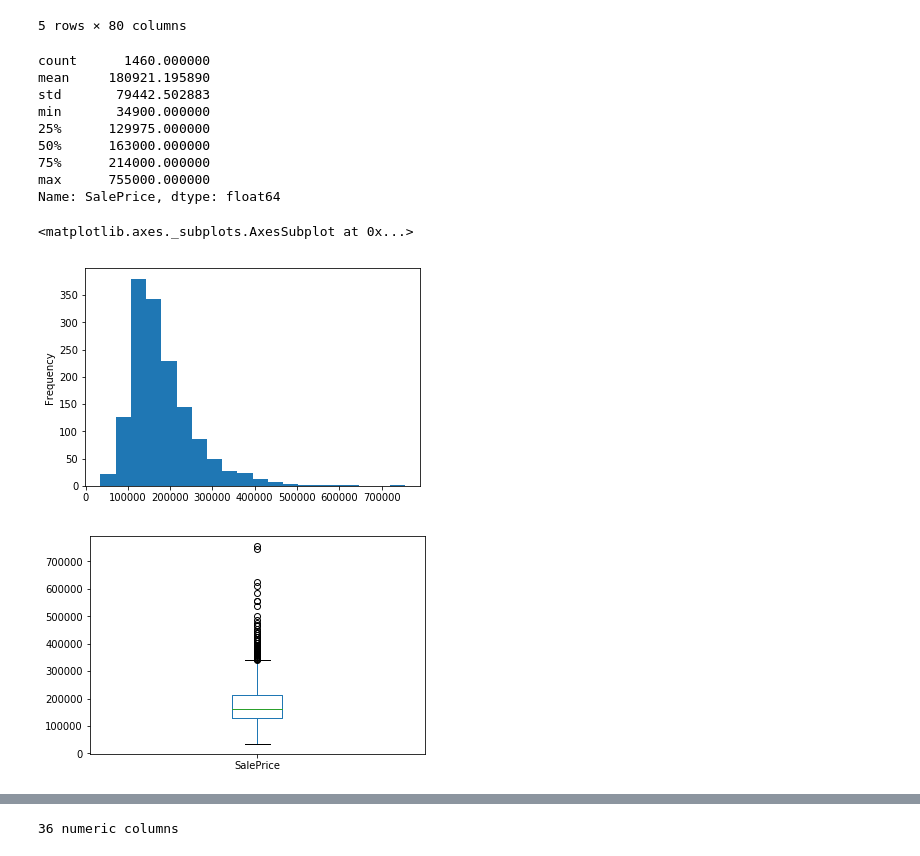
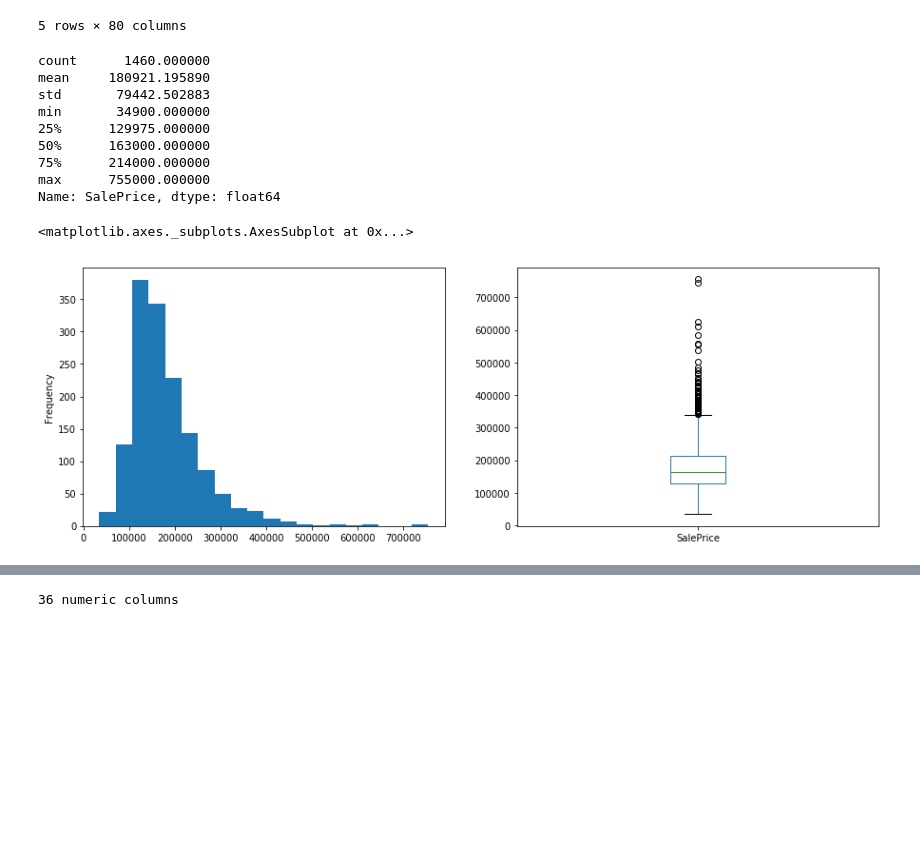
Before and after one commit to jack89roberts/kaggle-house-prices, a Jupyter notebook: house_prices_eda.ipynb, the cells around one changed output, grey strips where cells are left out. Saved outputs shown, nothing was run; the diff lists cells and outputs as text; code cells hidden in the pictures; blank space fills up the shorter version.

```diff
--- a/house_prices_eda.ipynb
+++ b/house_prices_eda.ipynb
@@ -36,24 +36,23 @@ memory usage: 1.8+ MB
 # %%
 import matplotlib.pyplot as plt
 %matplotlib inline
 
 print(df_all.SalePrice.describe())
 
-plt.figure()
-df_all.SalePrice.plot.hist(bins=20)
-
-plt.figure()
-df_all.SalePrice.plot.box()
+plt.figure(figsize=(15,5))
+ax=plt.subplot(1,2,1)
+df_all.SalePrice.plot.hist(bins=20,ax=ax)
+ax=plt.subplot(1,2,2)
+df_all.SalePrice.plot.box(ax=ax)
 # %% [output]
 count      1460.000000
 mean     180921.195890
 std       79442.502883
 min       34900.000000
 25%      129975.000000
 50%      163000.000000
 75%      214000.000000
 max      755000.000000
 Name: SalePrice, dtype: float64
 <matplotlib.axes._subplots.AxesSubplot at 0x...>
-[figure, old version]
+[figure, new version]
-[figure, removed]
```
Also changed, not shown: parts of 4 cells of this notebook.
